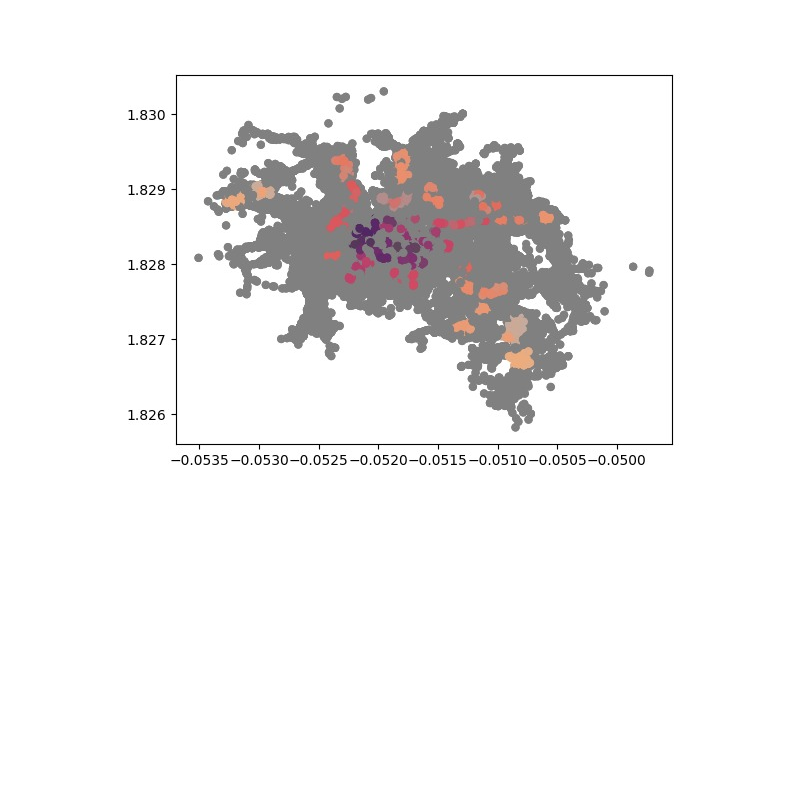
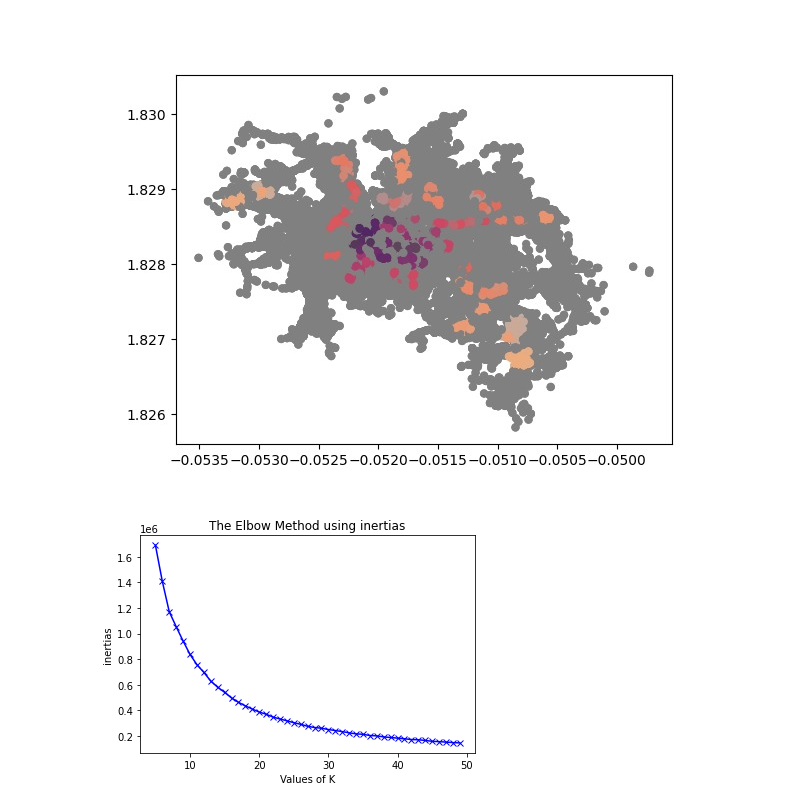
Before and after one commit to nishantgupta08/GoJekAssignment, a Jupyter notebook: JupyterScripts/ClusteringGeographicalCoordinates.ipynb, the cells around one changed output. Cells and saved outputs as stored; diff of their text form; code cells hidden in the pictures; blank space fills up the shorter version.

Commit message:
updated model

```diff
--- a/JupyterScripts/ClusteringGeographicalCoordinates.ipynb
+++ b/JupyterScripts/ClusteringGeographicalCoordinates.ipynb
@@ -4,23 +7,22 @@ import numpy as np
 import hdbscan
 import pickle
 import os
+from sklearn.cluster import KMeans
 
 from IPython.display import Image
 os.chdir("D:\\GoogleDrive\\InterviewAssignment\\GoJekDriverAcceptanceGit\\GoJekAssignment")
 
+dataset_train  = pd.read_csv("data\\processed\\dataset_train.csv")
 
-train  = pd.read_csv("data\\processed\\dataset.csv")
-train = train.iloc[:5000]
+df_cord_driver = dataset_train[["driver_latitude", "driver_longitude"]]
+# clusterer_driver = hdbscan.HDBSCAN(min_cluster_size=2000, metric='haversine',prediction_data = True)
+# driver_cluster_labels = clusterer_driver.fit_predict(np.radians(df_cord_driver))
+# pickle.dump(clusterer_driver, open('models\\clusterer_driver_small.pkl', 'wb'))
 
-df_cord_driver = train[["driver_latitude", "driver_longitude"]]
-clusterer_driver = hdbscan.HDBSCAN(min_cluster_size=2000, metric='haversine',prediction_data = True)
-driver_cluster_labels = clusterer_driver.fit_predict(np.radians(df_cord_driver))
-pickle.dump(clusterer_driver, open('models\\clusterer_driver_small.pkl', 'wb'))
-
-df_cord_customer = train[["pickup_latitude", "pickup_longitude"]]
-clusterer_customer = hdbscan.HDBSCAN(min_cluster_size=2000, metric='haversine',prediction_data = True)
-customer_cluster_labels = clusterer_customer.fit_predict(np.radians(df_cord_customer))
-pickle.dump(clusterer_customer, open('models\\clusterer_customer_small.pkl', 'wb'))
+df_cord_customer = dataset_train[["pickup_latitude", "pickup_longitude"]]
+# clusterer_customer = hdbscan.HDBSCAN(min_cluster_size=2000, metric='haversine',prediction_data = True)
+# customer_cluster_labels = clusterer_customer.fit_predict(np.radians(df_cord_customer))
+# pickle.dump(clusterer_customer, open('models\\clusterer_customer_small.pkl', 'wb'))
 # %% [markdown]
 Lot of noise is coming in bcs of higher min_cluster_size
 # %%
@@ -31,3 +33,29 @@ Image(filename='customer_clusters.jpeg')
 Image(filename='driver_clusters.jpeg')
 # %% [output]
 [figure]
+# %%
+def get_cartesian(lat=None,lon=None):
+    lat, lon = np.deg2rad(lat), np.deg2rad(lon)
+    R = 6371 # radius of the earth
+    x = R * np.cos(lat) * np.cos(lon)
+    y = R * np.cos(lat) * np.sin(lon)
+    z = R *np.sin(lat)
+    return [x,y,z]
+# %%
+df_cord_driver_cartesian = pd.DataFrame(df_cord_driver.apply(lambda x: get_cartesian(x["driver_latitude"],x["driver_longitude"]),axis=1).tolist())
+df_cord_customer_cartesian = pd.DataFrame(df_cord_customer.apply(lambda x: get_cartesian(x["pickup_latitude"],x["pickup_longitude"]),axis=1).tolist())
+# %%
+K = range(5, 50)
+inertias = []
+for k in K:
+    kmeanModel = KMeans(n_clusters=k).fit(df_cord_driver_cartesian)
+    inertias.append(kmeanModel.inertia_)
+# %%
+from matplotlib import pyplot as plt
+plt.plot(K, inertias, 'bx-')
+plt.xlabel('Values of K')
+plt.ylabel('inertias')
+plt.title('The Elbow Method using inertias')
+plt.show()
+# %% [output]
+[figure, added]
```
Also changed, not shown: parts of 6 cells of this notebook, 8 other files.
